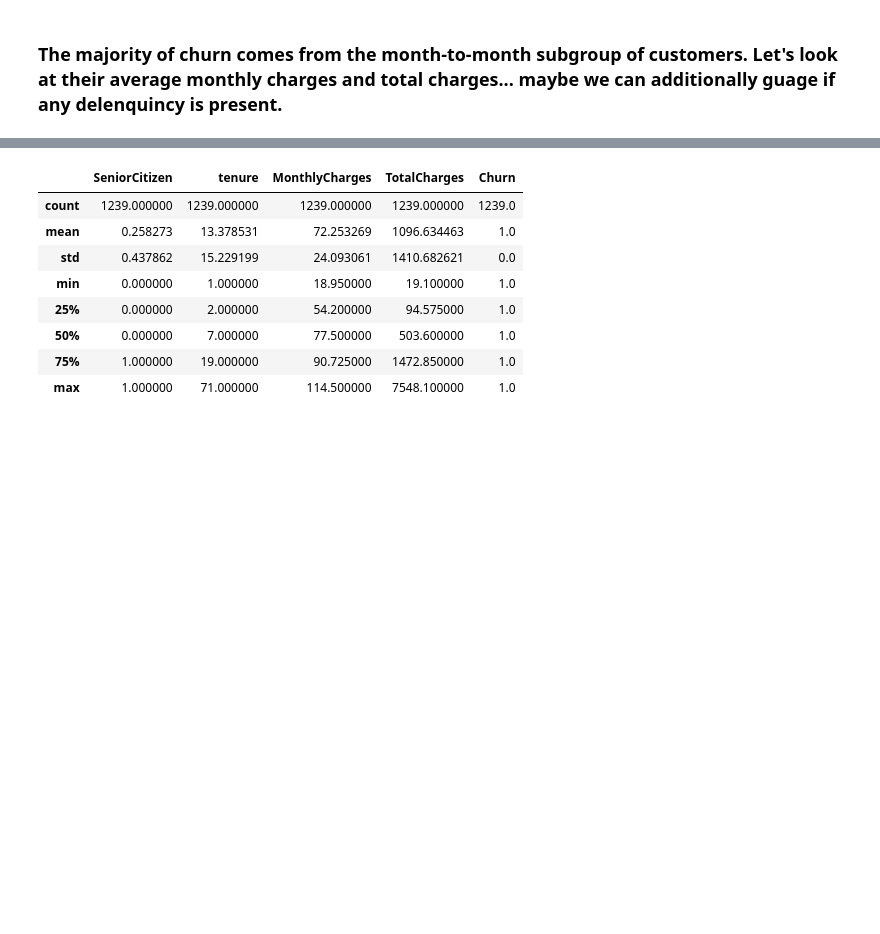
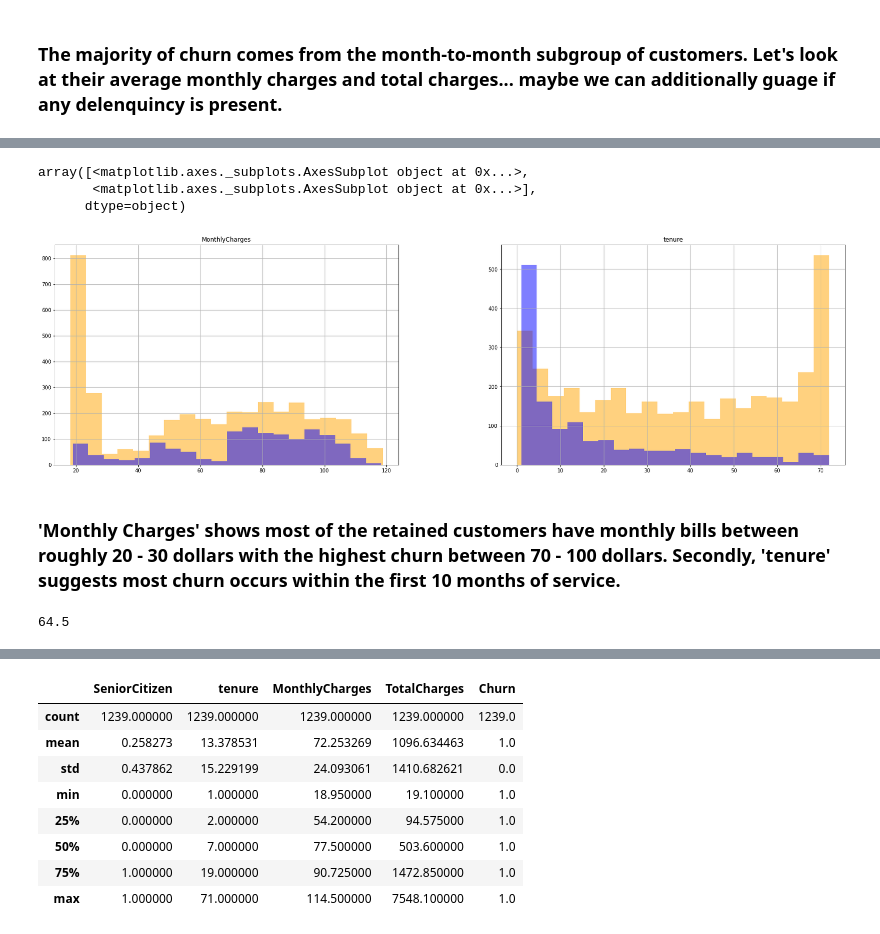
Before and after one commit to jcharbour/Data-projects-, a Jupyter notebook: Kaggle 4 - Straightforward approach (only a few visuals) .ipynb, the cells around one changed output, grey strips where cells are left out. Cells and saved outputs as stored; diff of their text form; code cells hidden in the pictures; blank space fills up the shorter version.

```diff
--- a/Kaggle 4 - Straightforward approach (only a few visuals) .ipynb
+++ b/Kaggle 4 - Straightforward approach (only a few visuals) .ipynb
@@ -105,0 +210,20 @@ Name: Churn, dtype: float64
+# %%
+
+num_feats = ['tenure','MonthlyCharges']
+fig, ax = plt.subplots(1, 2, figsize = (28,8))
+
+train[train.Churn2 == 'No'][num_feats].hist(bins=20,color = 'orange', alpha = 0.5, ax = ax)
+train[train.Churn2 == 'Yes'][num_feats].hist(bins=20,color = 'blue', alpha = 0.5, ax = ax)
+# %% [output]
+array([<matplotlib.axes._subplots.AxesSubplot object at 0x...>,
+       <matplotlib.axes._subplots.AxesSubplot object at 0x...>],
+      dtype=object)
+[figure, added]
+# %% [markdown]
+### 'Monthly Charges' shows most of the retained customers have monthly bills between roughly 20 - 30 dollars with the highest churn between 70 - 100 dollars. Secondly, 'tenure' suggests most churn occurs within the first 10 months of service.
+# %%
+#Use the average monthly charge most common services, to create a basic package offered clser to $3o
+
+round(train.MonthlyCharges.mean(),2)
+# %% [output]
+64.5
```
Also changed, not shown: parts of 13 cells of this notebook.
